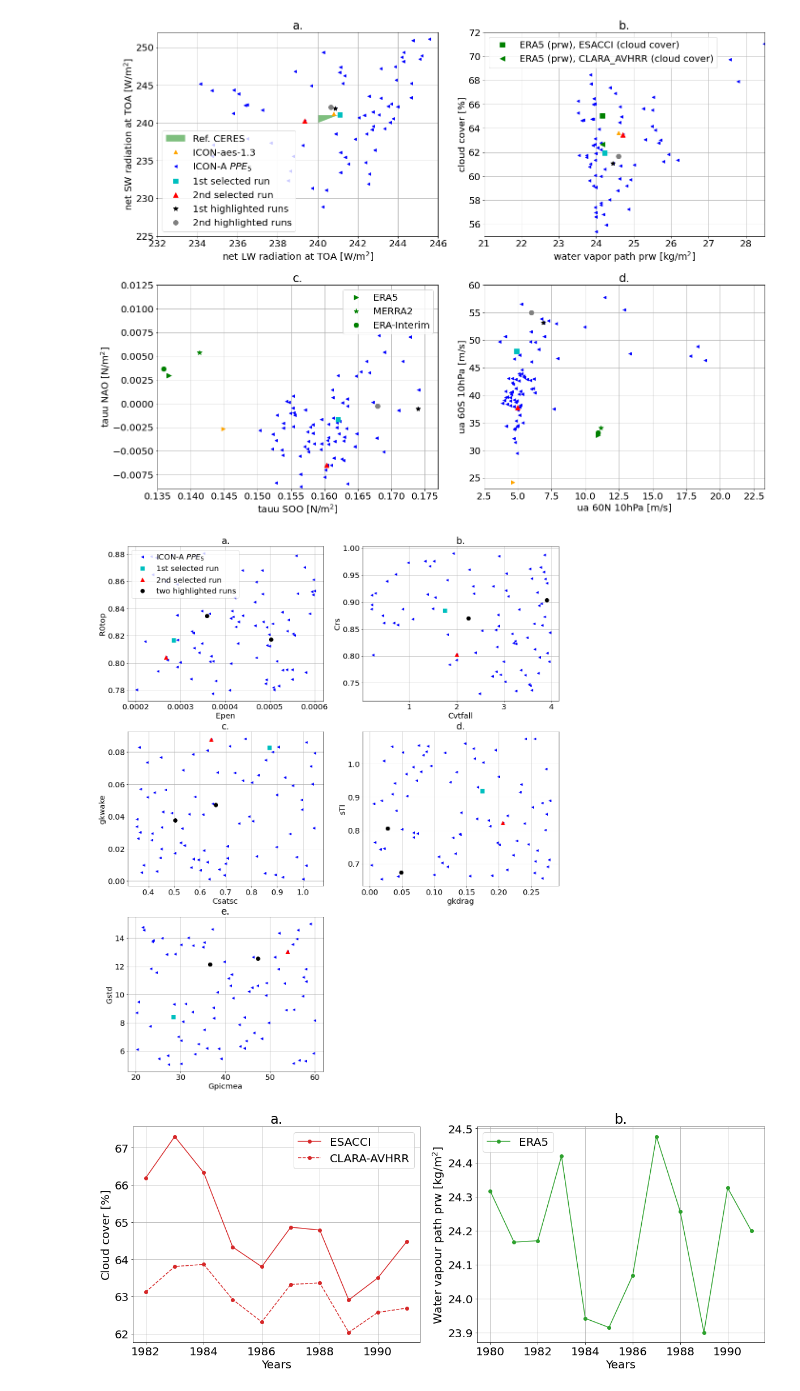
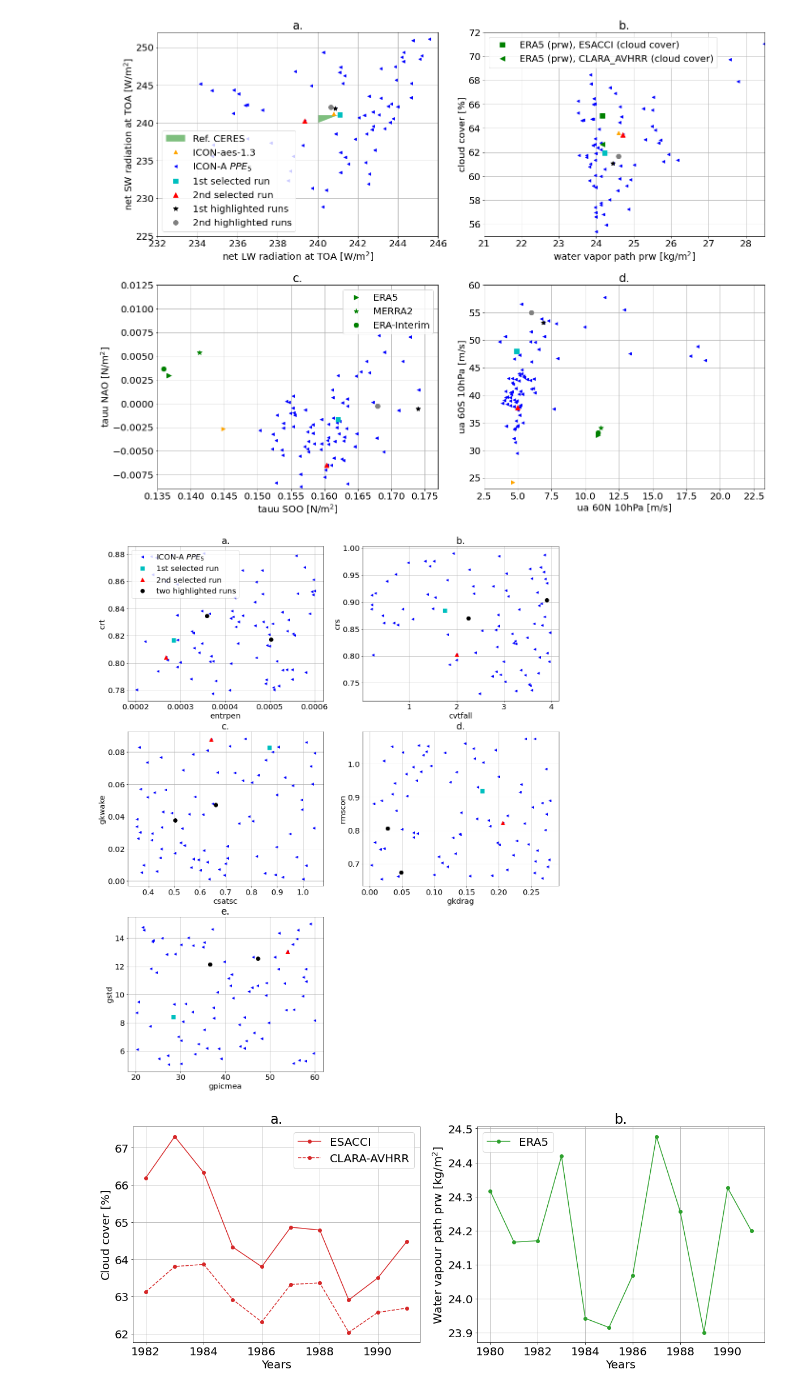
Before and after one commit to jjiwon1129/bonnet24gmd_automatic_tuning_atm, a Jupyter notebook: D-read_and_analyze_output_data/0_Plotting_PPEs_parameters_and_outputs.ipynb, the cells around one changed output. Saved outputs shown, nothing was run; the diff lists cells and outputs as text; code cells hidden in the pictures.

```diff
--- a/D-read_and_analyze_output_data/0_Plotting_PPEs_parameters_and_outputs.ipynb
+++ b/D-read_and_analyze_output_data/0_Plotting_PPEs_parameters_and_outputs.ipynb
@@ -204,7 +204,7 @@ plt.show()
 #1st and 2nd PPE
 
 #plot parameters
-labelssave=['Cmfctop', 'Cprcon', 'Ccsaut', 'Csecfrl', 'Cvtfall', 'Pr', 'R0top']
+labelssave=['cmfctop', 'cprcon', 'ccsaut', 'csecfrl', 'cvtfall', 'pr', 'crt']
 titles=['a.','b.','c.','d.']
 
 nvar=6
@@ -459,7 +459,7 @@ fig.savefig('PaperFig/Paper_PhyDynOutputs_PhyDynParam.png')
 #plot parameters
 
 
-labelssave=['Epen','R0top','Cvtfall','Crs','Csatsc','gkwake','gkdrag','sTI','Gpicmea','Gstd']#,'Emisslev']
+labelssave=['entrpen','crt','cvtfall','crs','csatsc','gkwake','gkdrag','rmscon','gpicmea','gstd']#,'Emisslev']
 
 nvar=6
 
@@ -468,34 +468,34 @@ fig = plt.figure()
 sizefont=20
 plt.rc('font', size=sizefont)
 plt.rcParams["axes.labelsize"] = sizefont
 plt.rcParams['figure.figsize'] = [20, 25]
 iplot=1
 for p1 in [0,2,4,6,8]:
     p2=p1+1
     ax = fig.add_subplot(3,2,iplot)
 
     plt.plot(varPhyDyn_NewParam_2tun[:,p1],varPhyDyn_NewParam_2tun[:,p2],'<b',label=r'ICON-A $PPE_5$')
     plt.plot(varPhyDyn_NewParam_5thPPE_2tun[:,p1],varPhyDyn_NewParam_5thPPE_2tun[:,p2],'<b')
 
     plt.title(titles[iplot-1])
     plt.xlabel(labelssave[p1])
     plt.ylabel(labelssave[p2])
 
     n=np.size(resultsPhyDyn_NewParam_2tun[:,1])
     ii=0
     for x in np.arange(0,n):
         if x in selectedruns:
             plt.plot(varPhyDyn_NewParam_2tun[x,p1],varPhyDyn_NewParam_2tun[x,p2],lww[ii],color=col[ii],ms=10,label=labelspoints[ii])
             ii+=1
 
     plt.plot(varPhyDyn_NewParam_2tun[closeruns,p1],varPhyDyn_NewParam_2tun[closeruns,p2],'ok',ms=10,label='two highlighted runs')
     if p1==0:
         plt.legend()
     plt.grid()
     iplot+=1
 fig.savefig('PaperFig/PPE_PhyDynParam-ParamSampling.png')
 # %% [output]
-[figure, old version]
+[figure, new version]
 # %%
 plt.rcParams['figure.figsize'] = [20, 7]
 sizefont=20
```
Also changed, not shown: parts of 2 cells of this notebook, 9 other files.
